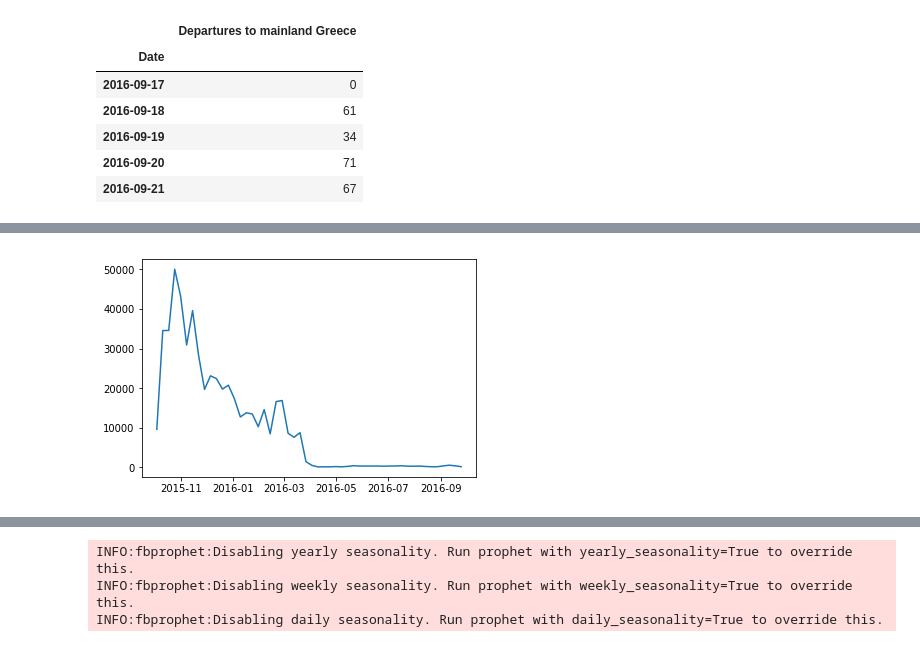
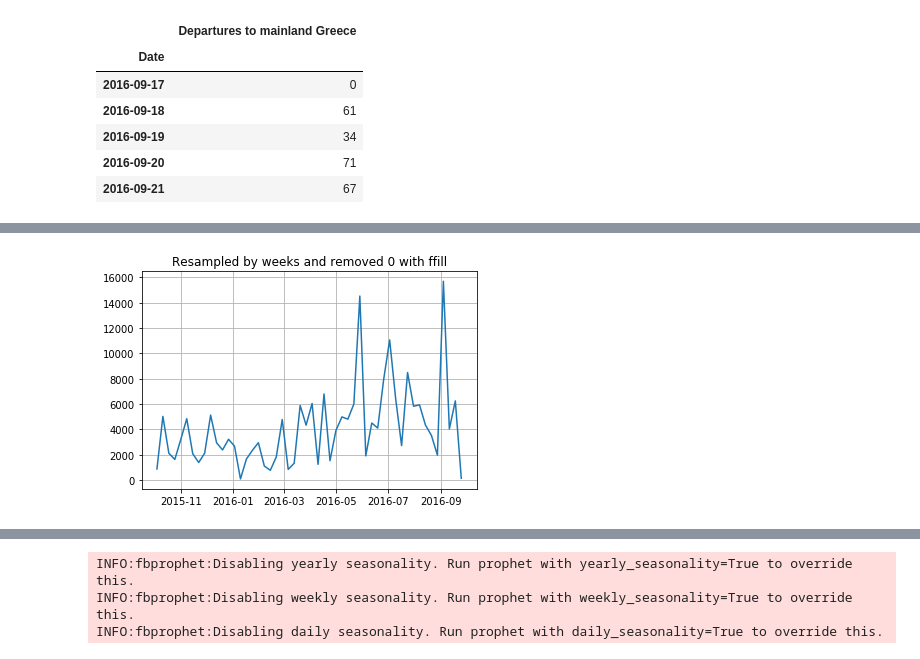
Before and after one commit to hmafnan/Timeseries-Analysis, a Jupyter notebook: src/Analysis.ipynb, the cells around one changed output, grey strips where cells are left out. Saved outputs shown, nothing was run; the diff lists cells and outputs as text; code cells hidden in the pictures.

```diff
--- a/src/Analysis.ipynb
+++ b/src/Analysis.ipynb
@@ -46,5 +48,5 @@ plt.show()
 # %%
-df = df_mainland_greece # Seriies to test
+df = df_italy # Seriies to test
 # %%
 plt.figure(figsize=(10,4))
 plt.plot(df.index, df.iloc[:, 0], label=df.columns[0])
@@ -90,3 +117,6 @@ plt.show(block=False)
 w_df = df.resample("W").sum()
 w_df = w_df.reset_index().rename(columns={'Date': 'ds', df.columns[0]: 'y'})
 w_df = w_df.set_index("ds")
+fill_method = "ffill"
+w_df['y'] = w_df['y'].replace(to_replace=0, method=fill_method)
+w_df.head()
@@ -93,3 +130,0 @@ w_df = w_df.set_index("ds")
-# %%
-w_df['y'] = w_df['y'].replace(to_replace=0, method='ffill')
-w_df.head()
@@ -104,5 +131,7 @@ w_df.head()
 # %%
 plt.plot(w_df.index, w_df["y"])
+plt.title("Resampled by weeks and removed 0 with %s" % fill_method)
+plt.grid()
 plt.show()
 # %% [output]
-[figure, old version]
+[figure, new version]
```
Also changed, not shown: parts of 17 cells of this notebook.
